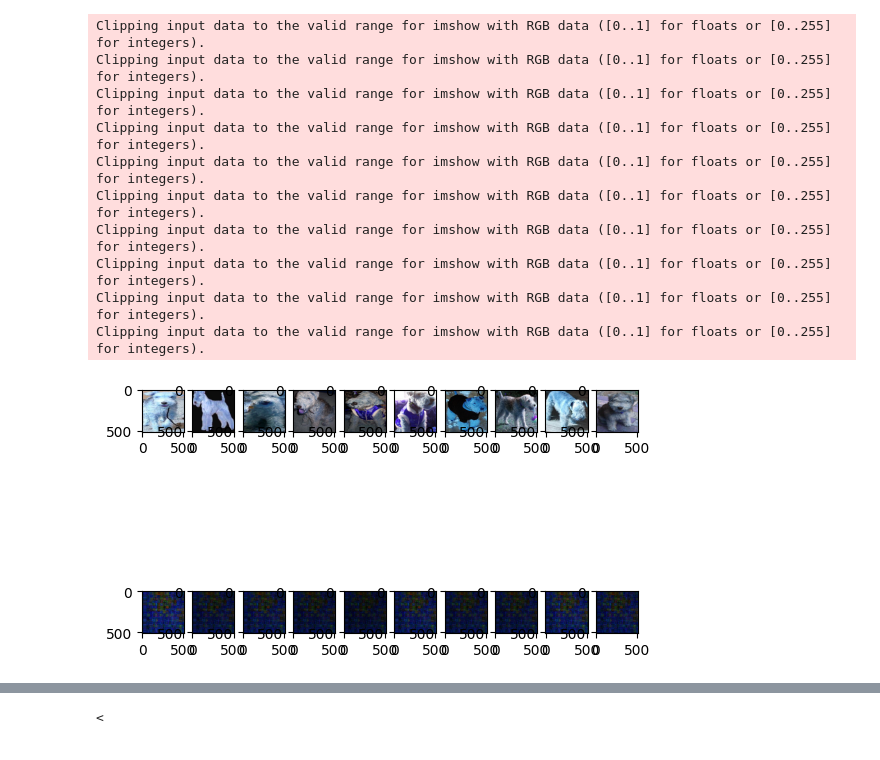
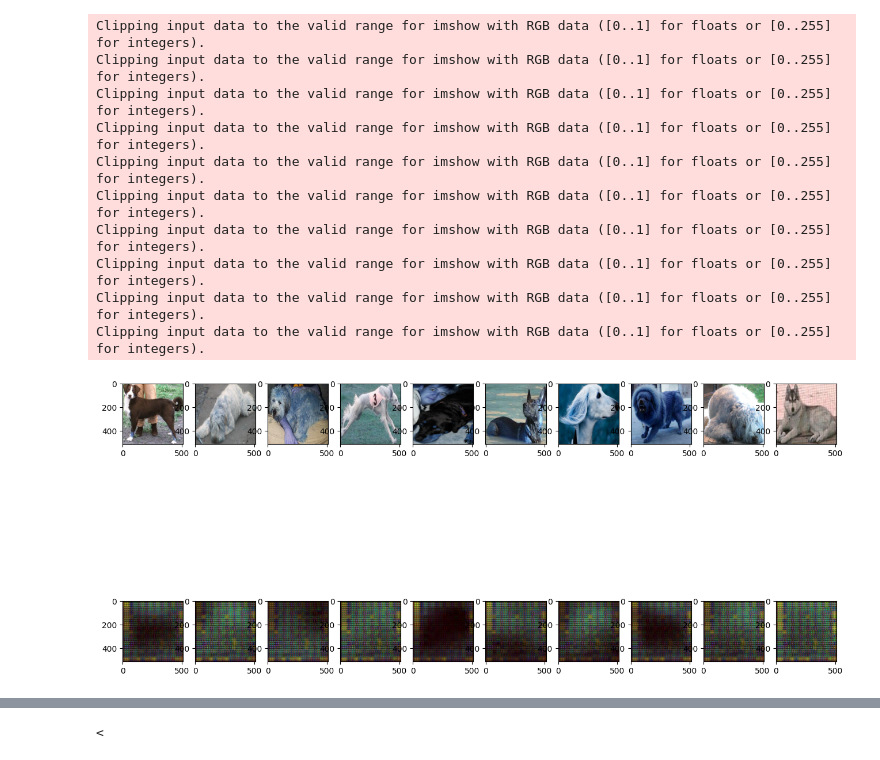
Before and after one commit to ukic/Cryptography, a Jupyter notebook: projekt_v2_autoenkoder.ipynb, the cells around one changed output, grey strips where cells are left out. Saved outputs shown, nothing was run; the diff lists cells and outputs as text; code cells hidden in the pictures.

```diff
--- a/projekt_v2_autoenkoder.ipynb
+++ b/projekt_v2_autoenkoder.ipynb
@@ -320,9 +341,9 @@ from torch.utils.data import Subset
 print("train dataset size:", len(trainset))
 train_loader = torch.utils.data.DataLoader(trainset, batch_size=16, shuffle=True)
 
-classifier = Classifier(encoding_size=64, classes=10)
-hashNet = HashingNet(encoding_size=64)
+encoding_size = 64
+classifier = Classifier(encoding_size=encoding_size, classes=10)
+hashNet = HashingNet(encoding_size=encoding_size)
 
 cl_opt = torch.optim.Adam(classifier.parameters(), lr=0.001)
-optimizer = torch.optim.Adam(hashNet.parameters(), lr=0.0005)
 # %% [output]
@@ -330,3 +351,3 @@ train dataset size: 1000
 # %%
-train_classifier(classifier, train_loader, cl_opt, epochs=4)
+train_classifier(classifier, train_loader, cl_opt, epochs=6)
 # %% [output]
@@ -345,2 +368,0 @@ torch.Size([3, 32, 3, 3])
-# %%
-train_autoencoder(hashNet, train_loader, optimizer, epochs=4)
@@ -348,0 +369,3 @@ RuntimeError: Given transposed=1, weight of size [128, 64, 3, 3], expected bias
+# %%
+optimizer = torch.optim.Adam(hashNet.parameters(), lr=0.0005)
+train_autoencoder(hashNet, train_loader, optimizer, epochs=5)
@@ -358,32 +425,38 @@ tensor([[2.2000e-19, 9.9999e-01, 1.0000e+00,  ..., 2.3640e-19, 2.9350e-13,
 # %%
 encoded_imgs = []
 decoded_imgs = []
 
-fig, ax = plt.subplots(2, 10)
+plt.rcParams["figure.figsize"] = [16, 9]
+def compare_with_reconstructions(trainset, hashNet):
+    fig, ax = plt.subplots(2, 10)
 
-hashNet.train()
-for i in range(10):
-    img = trainset[i][0]
-    img = img[None, :, :, :]
-    decoded = hashNet(img)
-    decoded = torch.squeeze(decoded)
-    # print(type(decoded))
-    ax[0][i].imshow(trainset[i][0].permute(1, 2, 0))
-    ax[1][i].imshow(decoded.permute(1, 2, 0).detach().numpy())
+    random_imgs = random.sample(range(len(trainset)), 10)
 
-plt.show()
+    hashNet.train()
+    for i, idx in enumerate(random_imgs):
+        img = trainset[idx][0]
+        img = img[None, :, :, :]
+        decoded = hashNet(img)
+        decoded = torch.squeeze(decoded)
+        # print(type(decoded))
+        ax[0][i].imshow(trainset[idx][0].permute(1, 2, 0))
+        ax[1][i].imshow(decoded.permute(1, 2, 0).detach().numpy())
+
+    plt.show()
+
+compare_with_reconstructions(trainset, hashNet)
 # %% [output]
 Clipping input data to the valid range for imshow with RGB data ([0..1] for floats or [0..255] for integers).
 Clipping input data to the valid range for imshow with RGB data ([0..1] for floats or [0..255] for integers).
 Clipping input data to the valid range for imshow with RGB data ([0..1] for floats or [0..255] for integers).
 Clipping input data to the valid range for imshow with RGB data ([0..1] for floats or [0..255] for integers).
 Clipping input data to the valid range for imshow with RGB data ([0..1] for floats or [0..255] for integers).
 Clipping input data to the valid range for imshow with RGB data ([0..1] for floats or [0..255] for integers).
 Clipping input data to the valid range for imshow with RGB data ([0..1] for floats or [0..255] for integers).
 Clipping input data to the valid range for imshow with RGB data ([0..1] for floats or [0..255] for integers).
 Clipping input data to the valid range for imshow with RGB data ([0..1] for floats or [0..255] for integers).
 Clipping input data to the valid range for imshow with RGB data ([0..1] for floats or [0..255] for integers).
-[figure, old version]
+[figure, new version]
 # %%
 myHash = ""
 hsh_norm = torch.round(hsh.squeeze() * 62 + 48).to(torch.int32)
```
Also changed, not shown: parts of 21 cells of this notebook.
